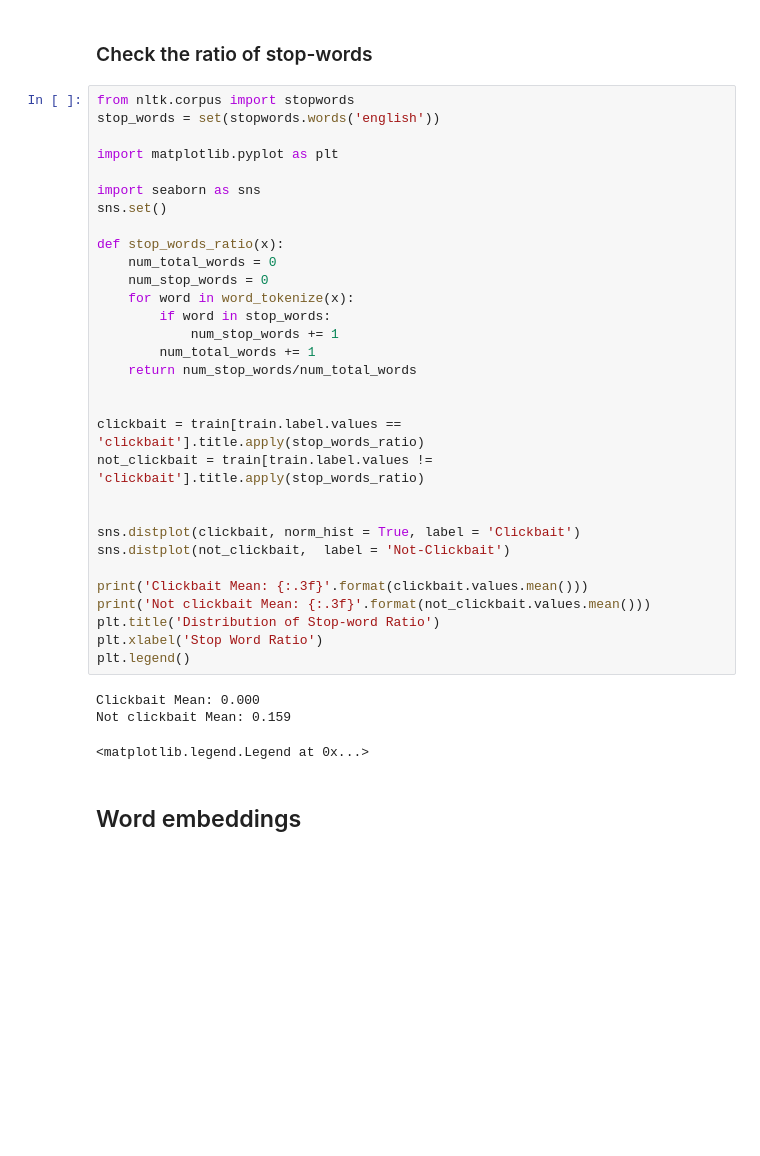
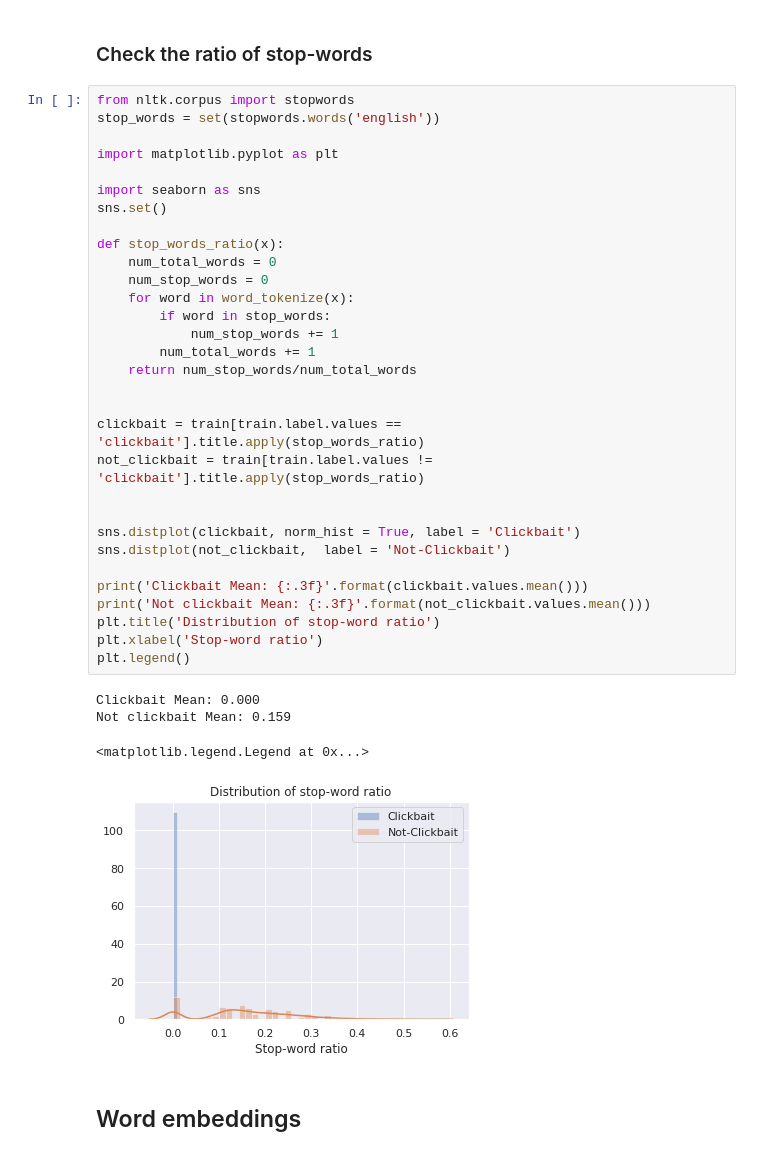
Before and after one commit to yhetman/clickbait_txt_classifier, a Jupyter notebook: Dataset Processing.ipynb, the cells around one changed output. Drawn from its saved outputs; the diff is of its cells as text; blank space fills up the shorter version.

```diff
--- a/Dataset Processing.ipynb
+++ b/Dataset Processing.ipynb
@@ -214,35 +211,36 @@ stop_words = set(stopwords.words('english'))
 
 import matplotlib.pyplot as plt
 
 import seaborn as sns
 sns.set()
 
 def stop_words_ratio(x):
     num_total_words = 0
     num_stop_words = 0
     for word in word_tokenize(x):
         if word in stop_words:
             num_stop_words += 1
         num_total_words += 1
     return num_stop_words/num_total_words
 
 
 clickbait = train[train.label.values == 'clickbait'].title.apply(stop_words_ratio)
 not_clickbait = train[train.label.values != 'clickbait'].title.apply(stop_words_ratio)
 
 
 sns.distplot(clickbait, norm_hist = True, label = 'Clickbait')
 sns.distplot(not_clickbait,  label = 'Not-Clickbait')
 
 print('Clickbait Mean: {:.3f}'.format(clickbait.values.mean()))
 print('Not clickbait Mean: {:.3f}'.format(not_clickbait.values.mean()))
-plt.title('Distribution of Stop-word Ratio')
-plt.xlabel('Stop Word Ratio')
+plt.title('Distribution of stop-word ratio')
+plt.xlabel('Stop-word ratio')
 plt.legend()
 # %% [output]
 Clickbait Mean: 0.000
 Not clickbait Mean: 0.159
 <matplotlib.legend.Legend at 0x...>
+[figure, added]
 # %% [markdown]
 ## Word embeddings
 # %%
```
Also changed, not shown: parts of 13 cells of this notebook, 2 other files.
